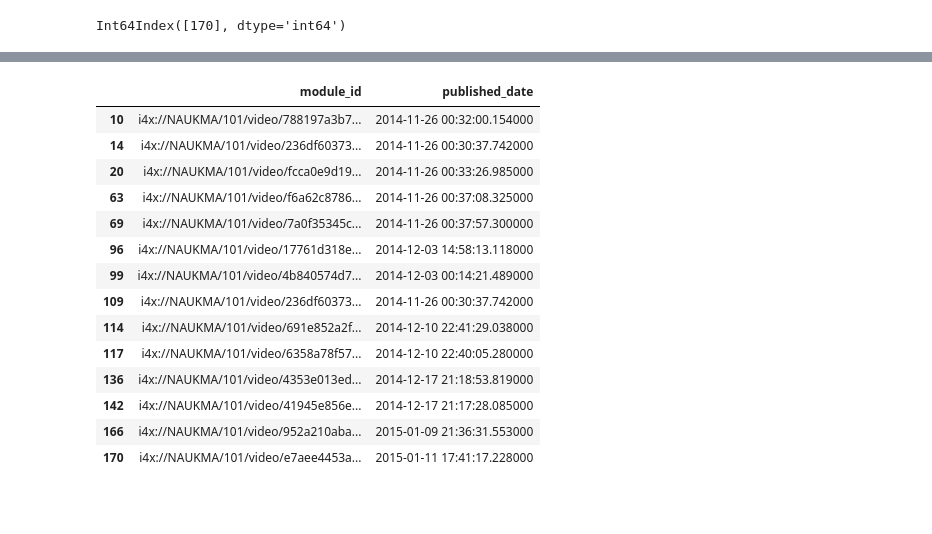
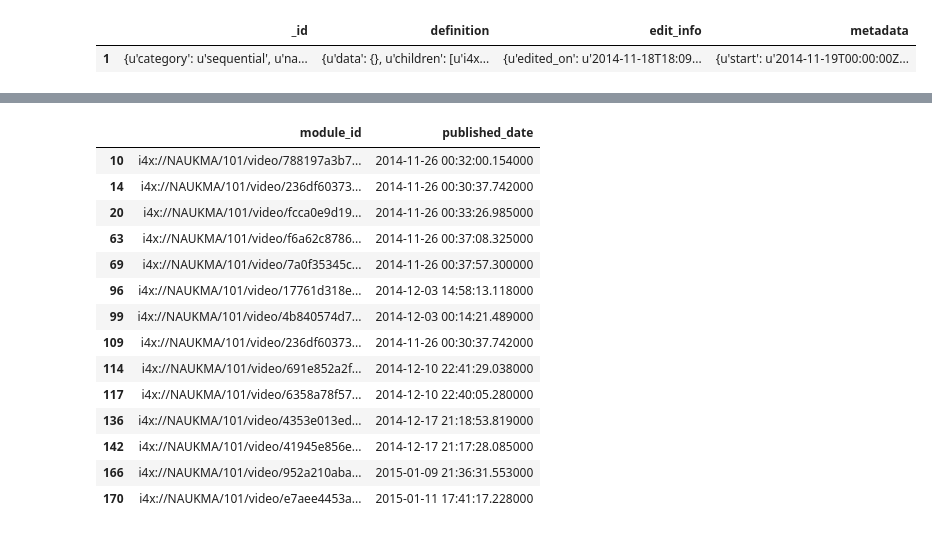
Before and after one commit to brainiacOnly/PrometheusAnalyst, a Jupyter notebook: DataClearing.ipynb, the cells around one changed output, grey strips where cells are left out. Cells and saved outputs as stored; diff of their text form; code cells hidden in the pictures; blank space fills up the shorter version.

```diff
--- a/DataClearing.ipynb
+++ b/DataClearing.ipynb
@@ -27,7 +27,7 @@ dtype: int64
 # %%
 #get information about video
 ids =[i['category'] for i in matherials._id.values]
-ids = [i for i in range(0,len(ids)) if ids[i] == 'video']
+ids = [i for i in range(0,len(ids)) if ids[i] == 'sequential']
 video = matherials.loc[ids]#._id.head(1)[10]
-video.head(1).edit_info[10]
+video.head(1).tail(1)
 # %% [output]
@@ -40,4 +34,2 @@ video.head(1).edit_info[10]
+|  | _id | definition | edit_info | metadata |
+| 1 | {u'category': u'sequential', u'na... | {u'data': {}, u'children': [u'i4x... | {u'edited_on': u'2014-11-18T18:09... | {u'start': u'2014-11-19T00:00:00Z... |
-# %%
-video.tail(1).index
-# %% [output]
-Int64Index([170], dtype='int64')
```
Also changed, not shown: parts of 12 cells of this notebook.
